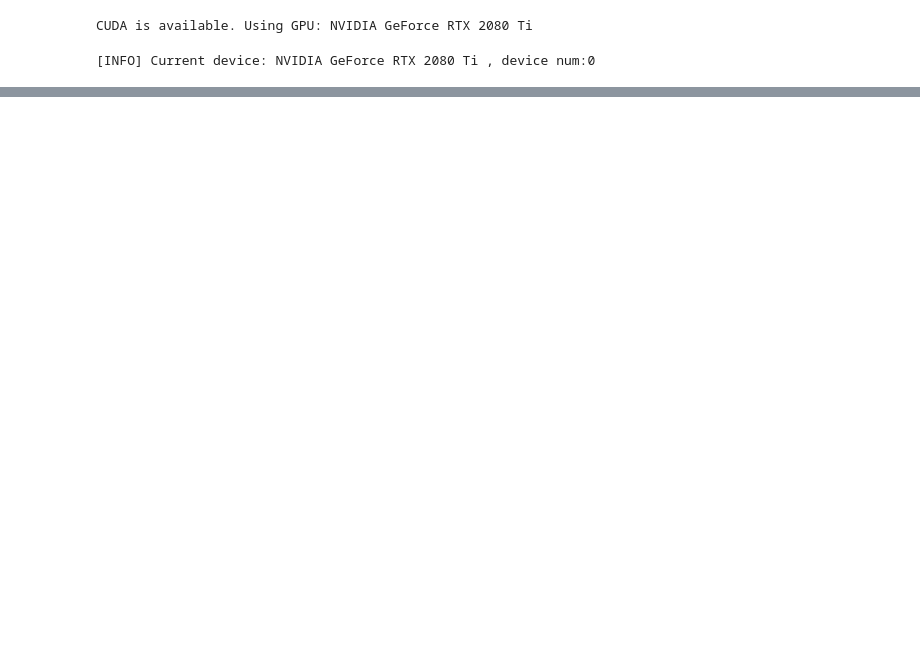
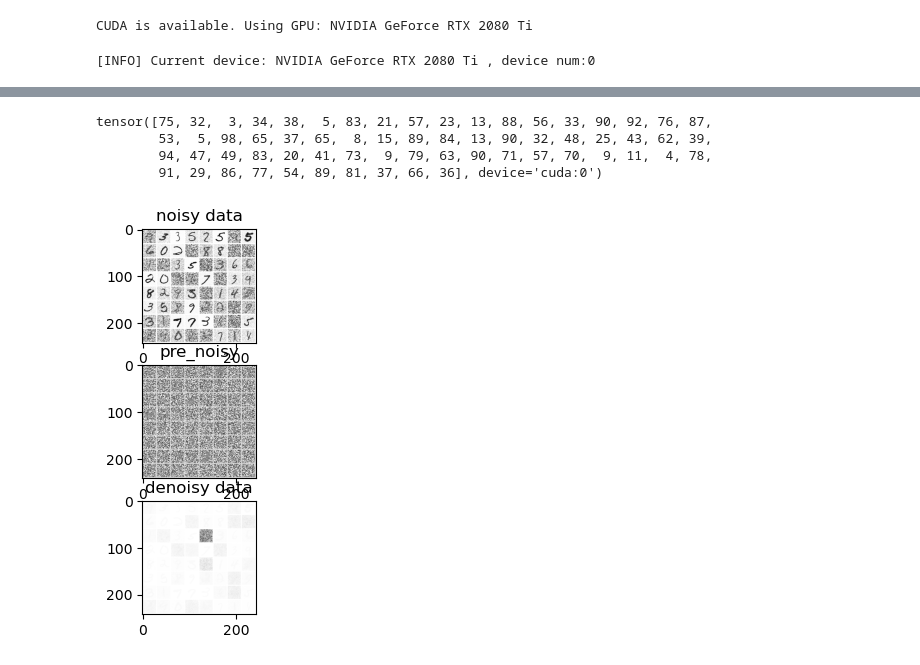
Before and after one commit to iamkaia/BasicTR, a Jupyter notebook: Text_df.ipynb, the cells around one changed output, grey strips where cells are left out. Cells and saved outputs as stored; diff of their text form; code cells hidden in the pictures; blank space fills up the shorter version.

```diff
--- a/Text_df.ipynb
+++ b/Text_df.ipynb
@@ -497,0 +247,29 @@ KeyboardInterrupt:
+# %%
+# 生成图像
+model.eval()
+with torch.no_grad():
+    #sample_batch : a batch of images
+    sample_batch = next(iter(train_loader))[0].to(device)
+    batch_size = sample_batch.size(0)
+    t = torch.randint(0, timesteps, (batch_size,), device=device)
+    print(t)
+    #t = t.view(-1, 1, 1, 1)
+    noisy_img, noise = diffusion_model.forward_diffusion(sample_batch, t, timesteps)
+    pre_noisy= model(noisy_img)
+    denoised_img = diffusion_model.reverse_diffusion(noisy_img,pre_noisy,t,timesteps)
+
+    fig, axs = plt.subplots(3, 1, figsize=(12, 5))
+    axs[0].set_title("noisy data")
+    axs[0].imshow(torchvision.utils.make_grid(noisy_img)[0].detach().cpu(), cmap="Greys")
+
+    axs[1].set_title("pre_noisy")
+    axs[1].imshow(torchvision.utils.make_grid(pre_noisy)[0].detach().cpu(), cmap="Greys")
+
+    axs[2].set_title("denoisy data")
+    axs[2].imshow(torchvision.utils.make_grid(denoised_img)[0].detach().cpu(), cmap="Greys")
+# %% [output]
+tensor([75, 32,  3, 34, 38,  5, 83, 21, 57, 23, 13, 88, 56, 33, 90, 92, 76, 87,
+        53,  5, 98, 65, 37, 65,  8, 15, 89, 84, 13, 90, 32, 48, 25, 43, 62, 39,
+        94, 47, 49, 83, 20, 41, 73,  9, 79, 63, 90, 71, 57, 70,  9, 11,  4, 78,
+        91, 29, 86, 77, 54, 89, 81, 37, 66, 36], device='cuda:0')
+[figure, added]
```
Also changed, not shown: parts of 6 cells of this notebook, 9 other files.
